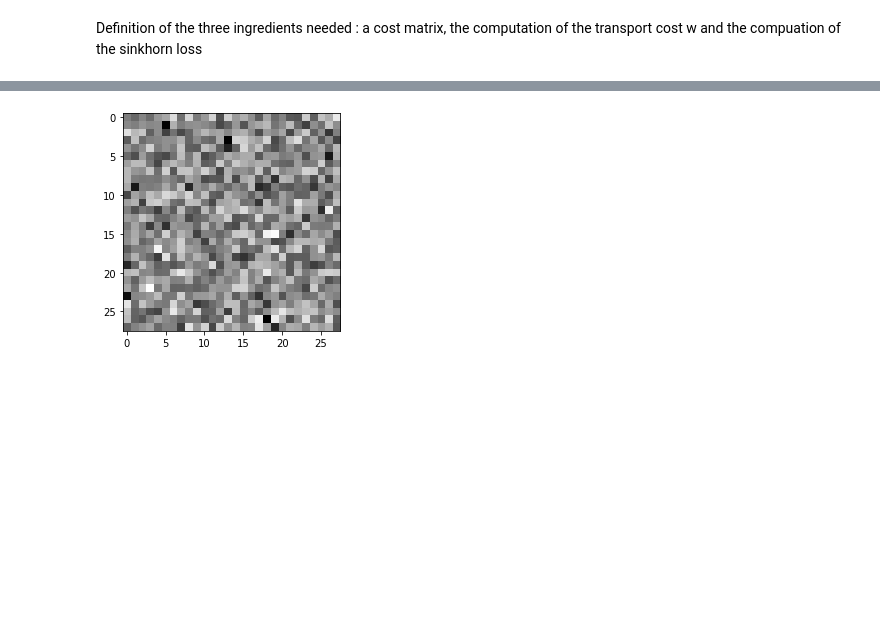
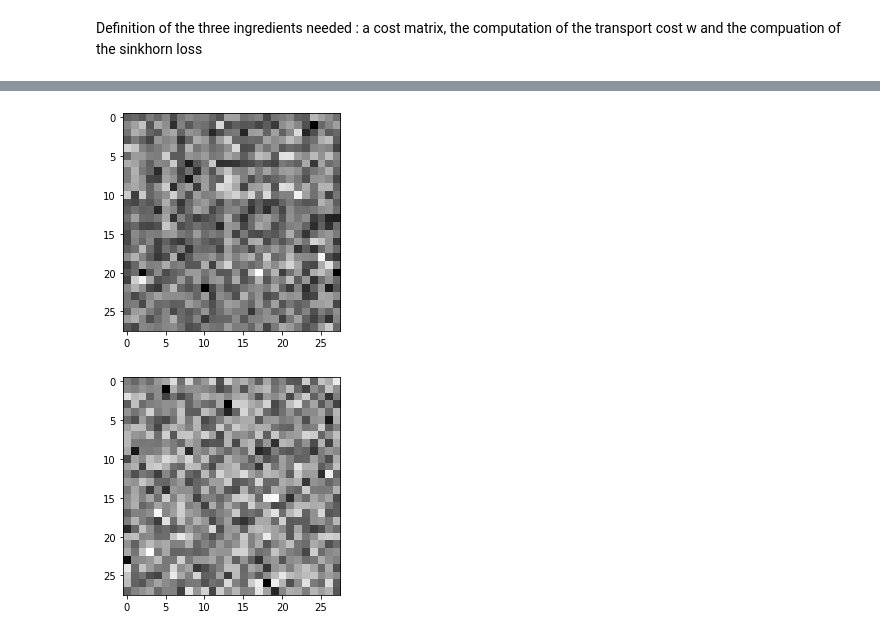
Before and after one commit to gabrielkasmi/ot_gan_ensae, a Jupyter notebook: autodiff_ot_gan.ipynb, the cells around one changed output, grey strips where cells are left out. Drawn from its saved outputs; the diff is of its cells as text; code cells hidden in the pictures; blank space fills up the shorter version.

```diff
--- a/autodiff_ot_gan.ipynb
+++ b/autodiff_ot_gan.ipynb
@@ -714,3 +710,9 @@ for img in samples_evolution_sk:
+# %%
+x = torch.rand(2).cuda()
+imshow(model2(x))
+# hard to see if there is any improvement. But doesn't seem to be noise either
+# %% [output]
+[figure, added]
 # %%
 # save the last image
 imshow(samples_evolution_sk[-1])
```
Also changed, not shown: parts of 27 cells of this notebook.
